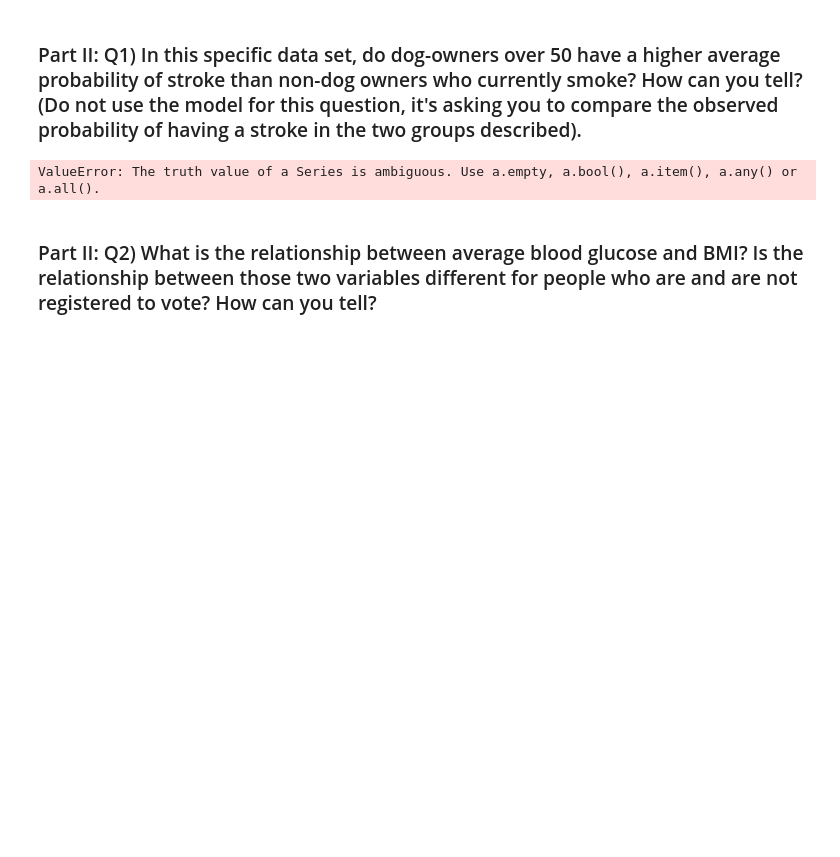
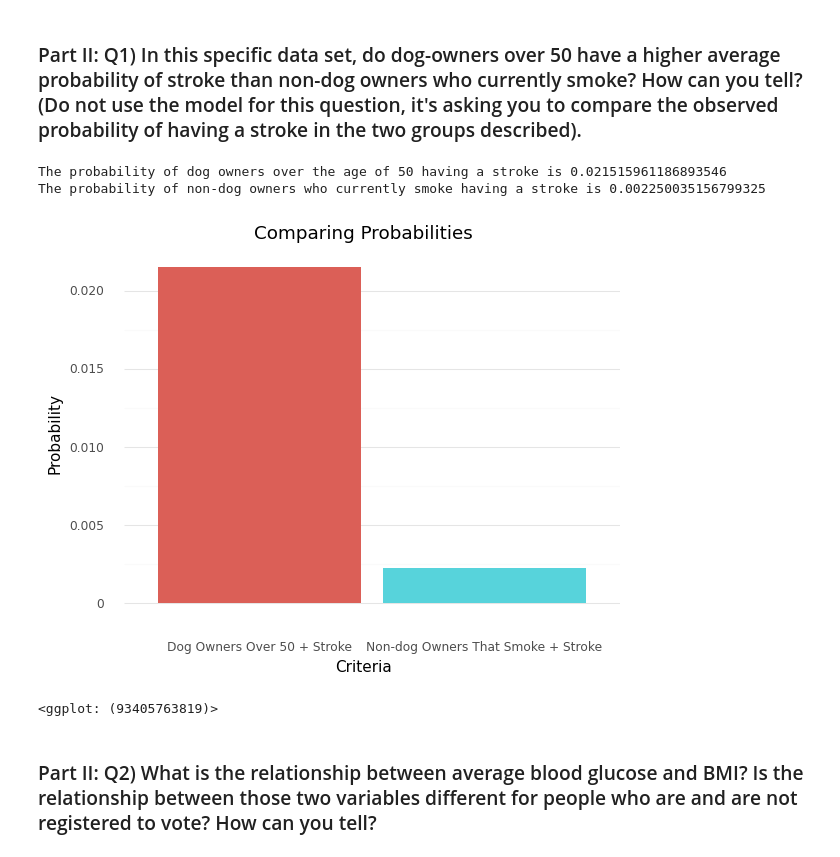
Before and after one commit to min-is/Chapman-University, a Jupyter notebook: CPSC 392 - Data Science/Projects/Min - Project 1.ipynb, the cells around one changed output. Saved outputs shown, nothing was run; the diff lists cells and outputs as text; code cells hidden in the pictures; blank space fills up the shorter version.

```diff
--- a/CPSC 392 - Data Science/Projects/Min - Project 1.ipynb
+++ b/CPSC 392 - Data Science/Projects/Min - Project 1.ipynb
@@ -180,26 +177,48 @@ Answer here
 ### Part II: Data Exploration
 # %% [markdown]
 ### Part II: Q1) In this specific data set, do dog-owners over 50 have a higher average probability of stroke than non-dog owners who currently smoke? How can you tell? (Do not use the model for this question, it's asking you to compare the observed probability of having a stroke in the two groups described).
-# %%
-ageList = []
-Over50 = []
-Over50TotalDogOwner = []
-
-totalRows = len(df.index)
-
-for i in df['age'] > 50 and df['dog_owner'] == 1:
-    ageList.append(i)
-
-for age in ageList:
-    if age == True:
-        Over50.append(age)
-
-for ppl in Over50:
-    for dog in df['dog_owner']:
-        Over50TotalDogOwner.append(dog)
-
-print(Over50TotalDogOwner)
-# %% [output]
-ValueError: The truth value of a Series is ambiguous. Use a.empty, a.bool(), a.item(), a.any() or a.all().
+# %%
+# total number of people in dataset (after dropping mising data)
+total = len(df.index)
+
+# grabbing number of people over age 50, is dog owner, and had a stroke
+dogOwnersOver50 = df.loc[(df['age'] > 50) & (df['dog_owner'] == 1) & (df['stroke'] == 1)]
+
+# total number of people that fulfill all three criteria
+woof = len(dogOwnersOver50)
+
+# calculating probability
+golden = woof / total
+
+# grabbing number of people that are smokers, is not a dog owner, and had a stroke
+noDogSmoker = df.loc[(df['smoking_status_smokes'] == 1) & (df['dog_owner'] == 0) & (df['stroke'] == 1)]
+
+# total number of people that fulfill all three criteria
+sad = len(noDogSmoker)
+
+# calculating probability
+nopuppy = sad / total
+
+# creating DF for ggplot
+Filter = ['Dog Owners Over 50 + Stroke', 'Non-dog Owners That Smoke + Stroke']
+Probability = [golden, nopuppy]
+Part2q1 = {'Criteria': Filter, 'Probability': Probability}
+df2 = pd.DataFrame(Part2q1)
+
+# creating ggplot
+p2q1 = (ggplot(df2, aes(x = 'Criteria', y = 'Probability')) + geom_bar(aes(fill = 'Criteria'), stat = 'identity') +
+ theme_bw() + ggtitle('Comparing Probabilities') + theme_minimal() + theme(panel_grid_major_x = element_blank(),
+ panel_grid_minor_x = element_blank(), legend_position = 'none'))
+
+# printing out the exact probabilities
+print('The probability of dog owners over the age of 50 having a stroke is', golden)
+print('The probability of non-dog owners who currently smoke having a stroke is', nopuppy)
+
+p2q1
+# %% [output]
+The probability of dog owners over the age of 50 having a stroke is 0.021515961186893546
+The probability of non-dog owners who currently smoke having a stroke is 0.002250035156799325
+[figure, added]
+<ggplot: (93405763819)>
 # %% [markdown]
 ### Part II: Q2) What is the relationship between average blood glucose and BMI? Is the relationship between those two variables different for people who are and are not registered to vote? How can you tell?
```
Also changed, not shown: parts of 3 cells of this notebook, 1 other file.
